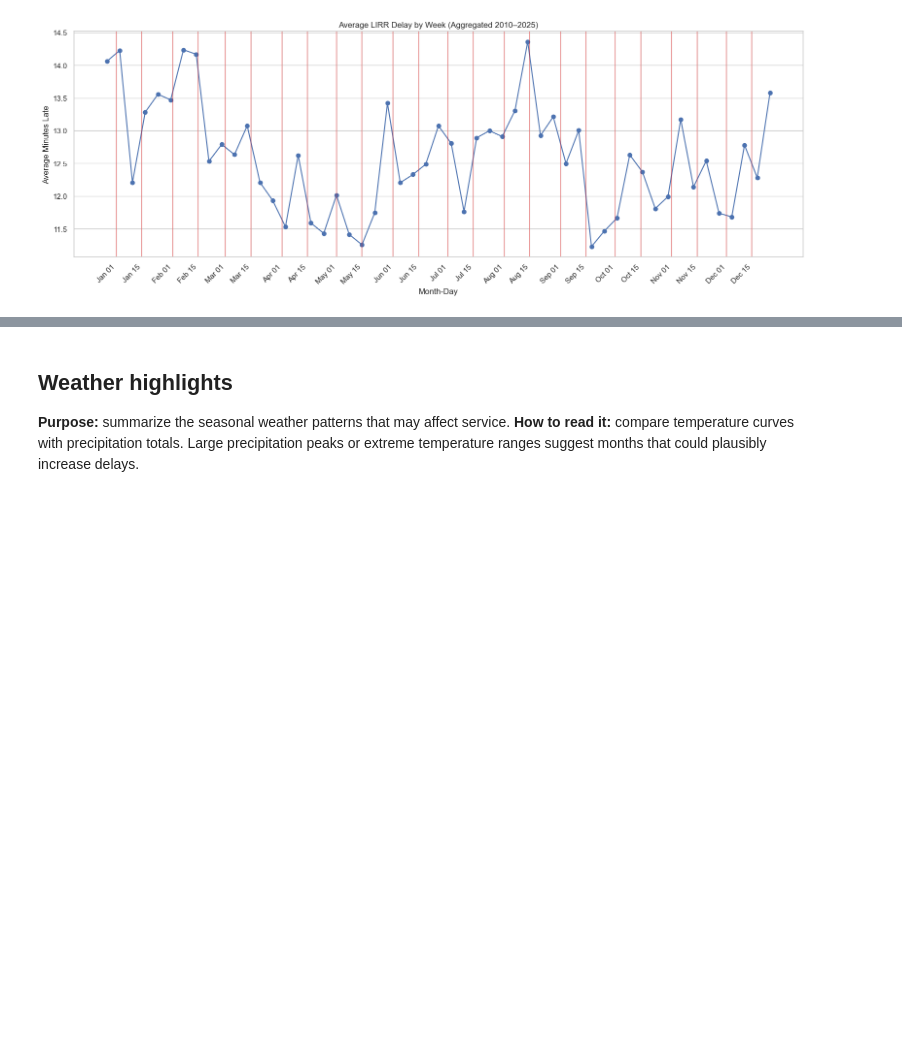
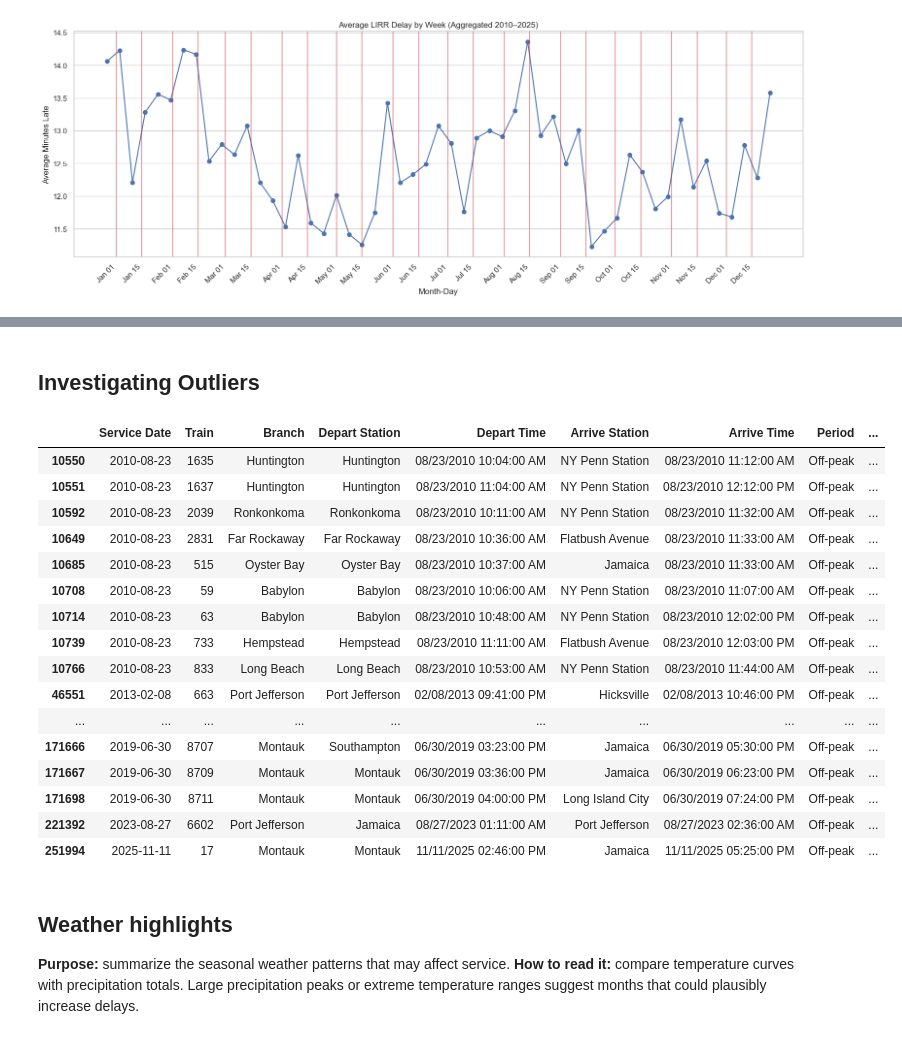
Before and after one commit to WSU-CS6580-Spring2026/Team-Hill-And-Friend, a Jupyter notebook: notebooks/EDA.ipynb, the cells around one changed output, grey strips where cells are left out. Cells and saved outputs as stored; diff of their text form; code cells hidden in the pictures; blank space fills up the shorter version.

```diff
--- a/notebooks/EDA.ipynb
+++ b/notebooks/EDA.ipynb
@@ -414,3 +500,28 @@ plt.show()
+# %% [markdown]
+## Investigating Outliers
+# %%
+# Filter rows where 'Minutes Late' > 180
+extreme_delays = lirr_df[lirr_df['Minutes Late'] > 180]
+
+extreme_delays
+# %% [output]
+|  | Service Date | Train | Branch | Depart Station | Depart Time | Arrive Station | Arrive Time | Period | ... |
+| 10550 | 2010-08-23 | 1635 | Huntington | Huntington | 08/23/2010 10:04:00 AM | NY Penn Station | 08/23/2010 11:12:00 AM | Off-peak | ... |
+| 10551 | 2010-08-23 | 1637 | Huntington | Huntington | 08/23/2010 11:04:00 AM | NY Penn Station | 08/23/2010 12:12:00 PM | Off-peak | ... |
+| 10592 | 2010-08-23 | 2039 | Ronkonkoma | Ronkonkoma | 08/23/2010 10:11:00 AM | NY Penn Station | 08/23/2010 11:32:00 AM | Off-peak | ... |
+| 10649 | 2010-08-23 | 2831 | Far Rockaway | Far Rockaway | 08/23/2010 10:36:00 AM | Flatbush Avenue | 08/23/2010 11:33:00 AM | Off-peak | ... |
+| 10685 | 2010-08-23 | 515 | Oyster Bay | Oyster Bay | 08/23/2010 10:37:00 AM | Jamaica | 08/23/2010 11:33:00 AM | Off-peak | ... |
+| 10708 | 2010-08-23 | 59 | Babylon | Babylon | 08/23/2010 10:06:00 AM | NY Penn Station | 08/23/2010 11:07:00 AM | Off-peak | ... |
+| 10714 | 2010-08-23 | 63 | Babylon | Babylon | 08/23/2010 10:48:00 AM | NY Penn Station | 08/23/2010 12:02:00 PM | Off-peak | ... |
+| 10739 | 2010-08-23 | 733 | Hempstead | Hempstead | 08/23/2010 11:11:00 AM | Flatbush Avenue | 08/23/2010 12:03:00 PM | Off-peak | ... |
+| 10766 | 2010-08-23 | 833 | Long Beach | Long Beach | 08/23/2010 10:53:00 AM | NY Penn Station | 08/23/2010 11:44:00 AM | Off-peak | ... |
+| 46551 | 2013-02-08 | 663 | Port Jefferson | Port Jefferson | 02/08/2013 09:41:00 PM | Hicksville | 02/08/2013 10:46:00 PM | Off-peak | ... |
+| ... | ... | ... | ... | ... | ... | ... | ... | ... | ... |
+| 171666 | 2019-06-30 | 8707 | Montauk | Southampton | 06/30/2019 03:23:00 PM | Jamaica | 06/30/2019 05:30:00 PM | Off-peak | ... |
+| 171667 | 2019-06-30 | 8709 | Montauk | Montauk | 06/30/2019 03:36:00 PM | Jamaica | 06/30/2019 06:23:00 PM | Off-peak | ... |
+| 171698 | 2019-06-30 | 8711 | Montauk | Montauk | 06/30/2019 04:00:00 PM | Long Island City | 06/30/2019 07:24:00 PM | Off-peak | ... |
+| 221392 | 2023-08-27 | 6602 | Port Jefferson | Jamaica | 08/27/2023 01:11:00 AM | Port Jefferson | 08/27/2023 02:36:00 AM | Off-peak | ... |
+| 251994 | 2025-11-11 | 17 | Montauk | Montauk | 11/11/2025 02:46:00 PM | Jamaica | 11/11/2025 05:25:00 PM | Off-peak | ... |
 # %% [markdown]
 ## Weather highlights
 **Purpose:** summarize the seasonal weather patterns that may affect service.
```
Also changed, not shown: parts of 9 cells of this notebook.
